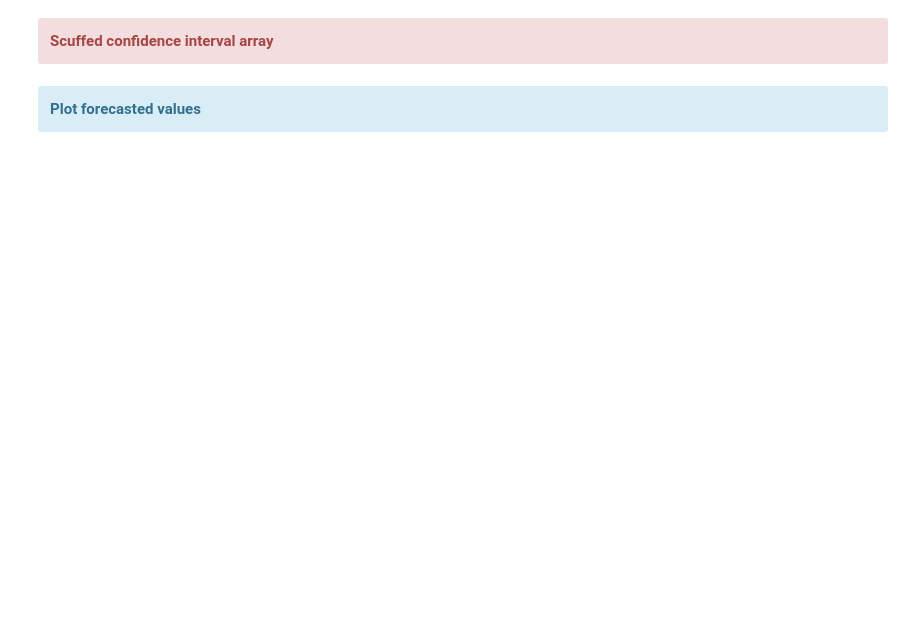
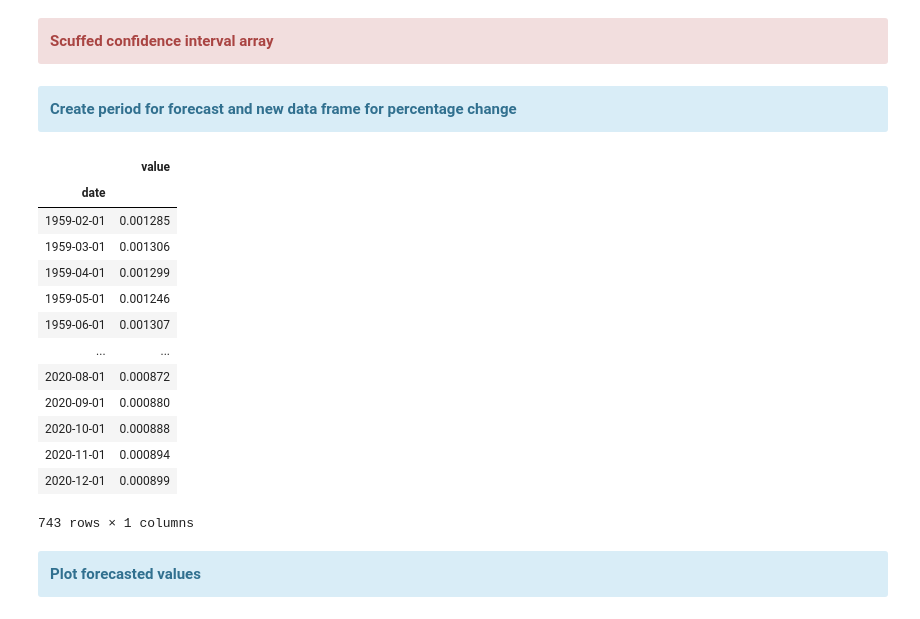
Before and after one commit to Pedro-Ivo/Population_Time_Series, a Jupyter notebook: Population growth in US.ipynb, the cells around one changed output. Drawn from its saved outputs; the diff is of its cells as text; code cells hidden in the pictures; blank space fills up the shorter version.

```diff
--- a/Population growth in US.ipynb
+++ b/Population growth in US.ipynb
@@ -402,3 +413,31 @@ y2 = np.array([0.00094799, 0.00104441, 0.00111861, 0.00117449, 0.00121654,
+# %% [markdown]
+<div class="alert alert-block alert-info">
+<b>Create period for forecast and new data frame for percentage change</b>
+</div>
+# %%
+period = pd.period_range(start = '2020-02-01', end = '2020-12-01', freq = 'M')
+date = period.astype('datetime64[ns]')
+
+df1 = pd.DataFrame(pct_fix, df.index[1:])
+df2 = pd.DataFrame(forecast, date, columns = ['value'])
+df2.index.name = 'date'
+df3 = df1.append(df2)
+df3
+# %% [output]
+|  | value |
+| date |  |
+| 1959-02-01 | 0.001285 |
+| 1959-03-01 | 0.001306 |
+| 1959-04-01 | 0.001299 |
+| 1959-05-01 | 0.001246 |
+| 1959-06-01 | 0.001307 |
+| ... | ... |
+| 2020-08-01 | 0.000872 |
+| 2020-09-01 | 0.000880 |
+| 2020-10-01 | 0.000888 |
+| 2020-11-01 | 0.000894 |
+| 2020-12-01 | 0.000899 |
+743 rows × 1 columns
 # %% [markdown]
 <div class="alert alert-block alert-info">
 <b>Plot forecasted values</b>
```
Also changed, not shown: parts of 19 cells of this notebook.
